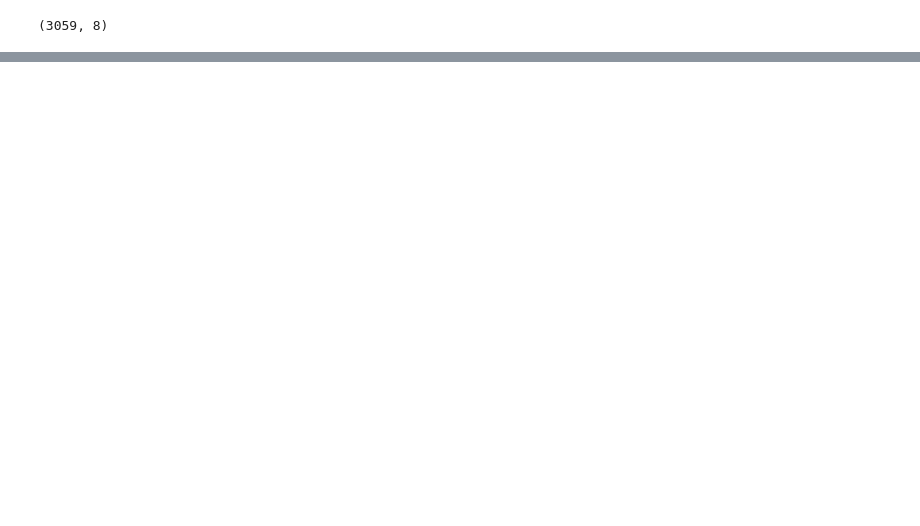
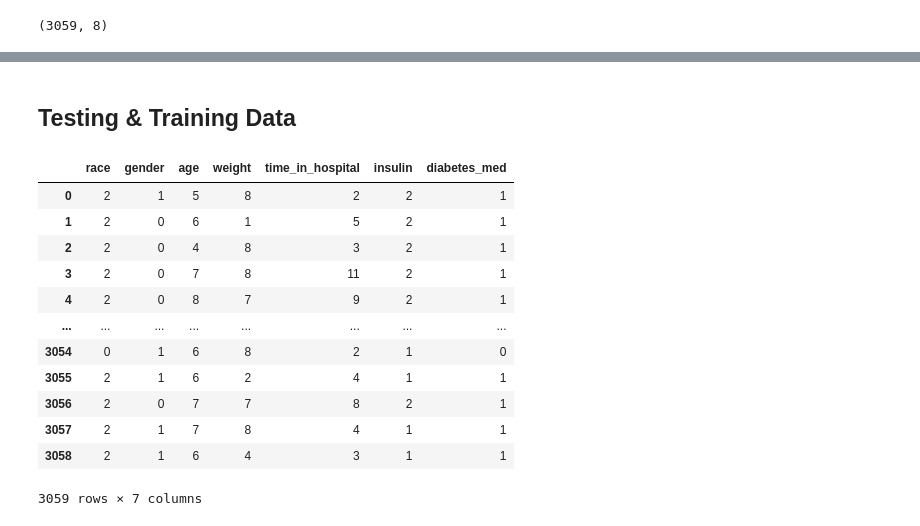
Before and after one commit to uvineet53/optum_22, a Jupyter notebook: model_development_final.ipynb, the cells around one changed output, grey strips where cells are left out. Cells and saved outputs as stored; diff of their text form; code cells hidden in the pictures; blank space fills up the shorter version.

```diff
--- a/model_development_final.ipynb
+++ b/model_development_final.ipynb
@@ -115,7 +113,25 @@ dtype: int64
+# %% [markdown]
+## Testing & Training Data
 # %%
 # Split our preprocessed data into our features and target arrays
 y = df['readmitted']
 X = df.drop(columns = ["readmitted"], axis=1)
+# %%
+X
+# %% [output]
+|  | race | gender | age | weight | time_in_hospital | insulin | diabetes_med |
+| 0 | 2 | 1 | 5 | 8 | 2 | 2 | 1 |
+| 1 | 2 | 0 | 6 | 1 | 5 | 2 | 1 |
+| 2 | 2 | 0 | 4 | 8 | 3 | 2 | 1 |
+| 3 | 2 | 0 | 7 | 8 | 11 | 2 | 1 |
+| 4 | 2 | 0 | 8 | 7 | 9 | 2 | 1 |
+| ... | ... | ... | ... | ... | ... | ... | ... |
+| 3054 | 0 | 1 | 6 | 8 | 2 | 1 | 0 |
+| 3055 | 2 | 1 | 6 | 2 | 4 | 1 | 1 |
+| 3056 | 2 | 0 | 7 | 7 | 8 | 2 | 1 |
+| 3057 | 2 | 1 | 7 | 8 | 4 | 1 | 1 |
+| 3058 | 2 | 1 | 6 | 4 | 3 | 1 | 1 |
+3059 rows × 7 columns
 # %%
 # Split the preprocessed data into a training and testing dataset
 X_train, X_test, y_train, y_test = train_test_split(X,y,random_state= 42)
```
Also changed, not shown: parts of 40 cells of this notebook, 7 other files.
